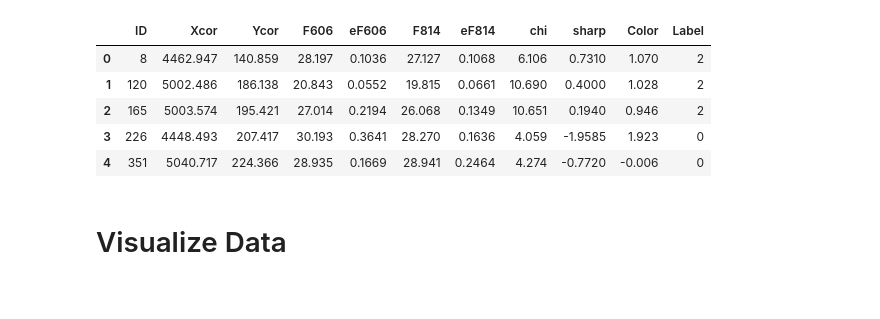
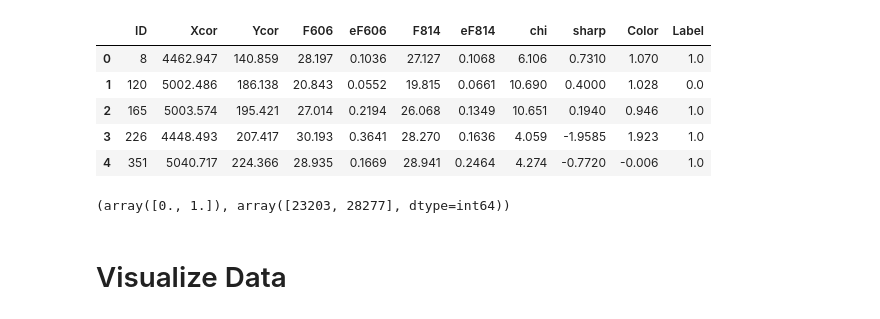
Before and after one commit to BleakHeart/Report3, a Jupyter notebook: Codice/3 Classes/classification_unsupervised.ipynb, the cells around one changed output. Drawn from its saved outputs; the diff is of its cells as text; code cells hidden in the pictures.

```diff
--- a/Codice/3 Classes/classification_unsupervised.ipynb
+++ b/Codice/3 Classes/classification_unsupervised.ipynb
@@ -31,22 +31,29 @@ mpl.rcParams.update(params)
 # %%
 names = ['ID', 'Xcor','Ycor', 'F606','eF606','F814','eF814','chi','sharp']
 df_stars = pd.read_csv(home + 'Data/hlsp_deep47tuc_hst_acs_47tuc_f606w-f814w_v1_catalog.txt',
                       names=names, delim_whitespace=True, skiprows=1)
 
 df_stars['Color'] = df_stars.F606 - df_stars.F814
 
-df_stars['Label'] = 1
-df_stars.loc[df_stars.sharp < 0, 'Label'] = 0
-df_stars.loc[df_stars.sharp > 0, 'Label'] = 2
+x = df_stars['Color'].to_numpy()
+y = 16.5 + 4. * x
+
+df_stars.loc[df_stars.F814 >= y, 'Label'] = 1
+df_stars.loc[df_stars.F814 < y, 'Label'] = 0
+
 
 df_stars.head()
 # %% [output]
 |  | ID | Xcor | Ycor | F606 | eF606 | F814 | eF814 | chi | sharp | Color | Label |
-| 0 | 8 | 4462.947 | 140.859 | 28.197 | 0.1036 | 27.127 | 0.1068 | 6.106 | 0.7310 | 1.070 | 2 |
-| 1 | 120 | 5002.486 | 186.138 | 20.843 | 0.0552 | 19.815 | 0.0661 | 10.690 | 0.4000 | 1.028 | 2 |
-| 2 | 165 | 5003.574 | 195.421 | 27.014 | 0.2194 | 26.068 | 0.1349 | 10.651 | 0.1940 | 0.946 | 2 |
-| 3 | 226 | 4448.493 | 207.417 | 30.193 | 0.3641 | 28.270 | 0.1636 | 4.059 | -1.9585 | 1.923 | 0 |
-| 4 | 351 | 5040.717 | 224.366 | 28.935 | 0.1669 | 28.941 | 0.2464 | 4.274 | -0.7720 | -0.006 | 0 |
+| 0 | 8 | 4462.947 | 140.859 | 28.197 | 0.1036 | 27.127 | 0.1068 | 6.106 | 0.7310 | 1.070 | 1.0 |
+| 1 | 120 | 5002.486 | 186.138 | 20.843 | 0.0552 | 19.815 | 0.0661 | 10.690 | 0.4000 | 1.028 | 0.0 |
+| 2 | 165 | 5003.574 | 195.421 | 27.014 | 0.2194 | 26.068 | 0.1349 | 10.651 | 0.1940 | 0.946 | 1.0 |
+| 3 | 226 | 4448.493 | 207.417 | 30.193 | 0.3641 | 28.270 | 0.1636 | 4.059 | -1.9585 | 1.923 | 1.0 |
+| 4 | 351 | 5040.717 | 224.366 | 28.935 | 0.1669 | 28.941 | 0.2464 | 4.274 | -0.7720 | -0.006 | 1.0 |
+# %%
+np.unique(df_stars.Label, return_counts=True)
+# %% [output]
+(array([0., 1.]), array([23203, 28277], dtype=int64))
 # %% [markdown]
 # Visualize Data
 # %%
```
Also changed, not shown: parts of 7 cells of this notebook.
